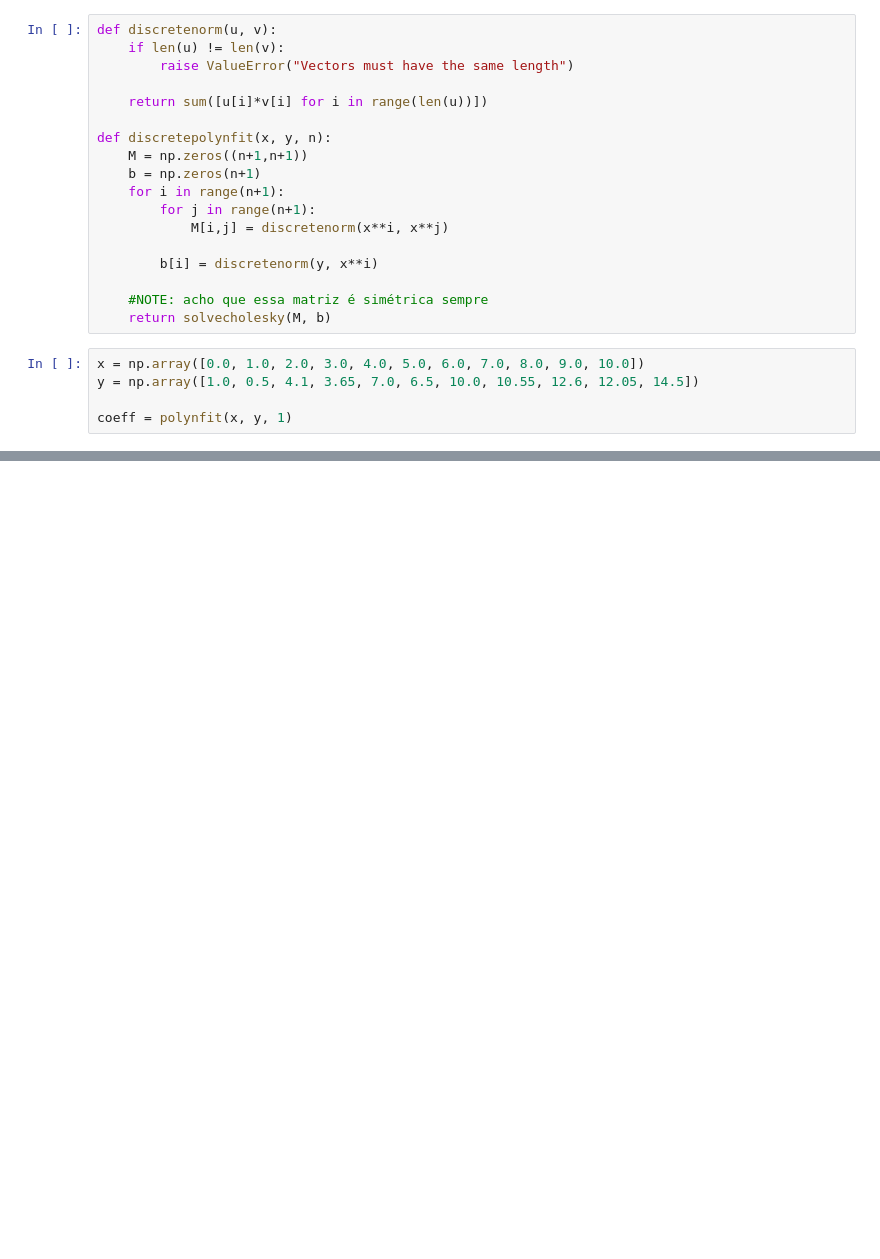
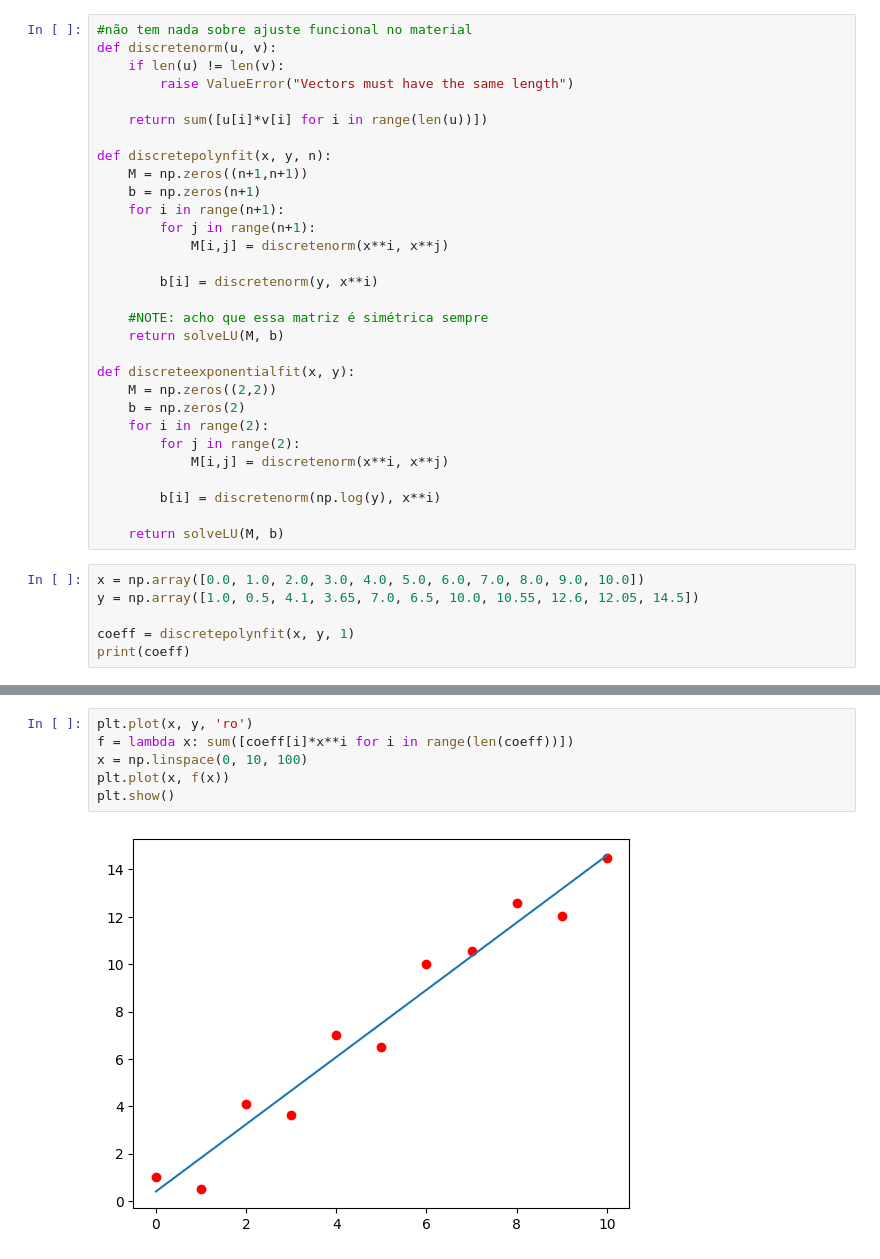
Before and after one commit to SunkPlane29/metodos_num, a Jupyter notebook: ajustefuncional.ipynb, the cells around one changed output, grey strips where cells are left out. Cells and saved outputs as stored; diff of their text form; blank space fills up the shorter version.

```diff
--- a/ajustefuncional.ipynb
+++ b/ajustefuncional.ipynb
@@ -133,4 +206,5 @@ def formatacaough(A):
 # %%
+#não tem nada sobre ajuste funcional no material
 def discretenorm(u, v):
     if len(u) != len(v):
         raise ValueError("Vectors must have the same length")
@@ -147,9 +221,21 @@ def discretepolynfit(x, y, n):
         b[i] = discretenorm(y, x**i)
 
     #NOTE: acho que essa matriz é simétrica sempre
-    return solvecholesky(M, b)
+    return solveLU(M, b)
+
+def discreteexponentialfit(x, y):
+    M = np.zeros((2,2))
+    b = np.zeros(2)
+    for i in range(2):
+        for j in range(2):
+            M[i,j] = discretenorm(x**i, x**j)
+
+        b[i] = discretenorm(np.log(y), x**i)
+
+    return solveLU(M, b)
 # %%
 x = np.array([0.0, 1.0, 2.0, 3.0, 4.0, 5.0, 6.0, 7.0, 8.0, 9.0, 10.0])
 y = np.array([1.0, 0.5, 4.1, 3.65, 7.0, 6.5, 10.0, 10.55, 12.6, 12.05, 14.5])
 
-coeff = polynfit(x, y, 1)
+coeff = discretepolynfit(x, y, 1)
+print(coeff)
@@ -155,0 +244,8 @@ coeff = polynfit(x, y, 1)
+# %%
+plt.plot(x, y, 'ro')
+f = lambda x: sum([coeff[i]*x**i for i in range(len(coeff))])
+x = np.linspace(0, 10, 100)
+plt.plot(x, f(x))
+plt.show()
+# %% [output]
+[figure, added]
```
Also changed, not shown: parts of 6 cells of this notebook, 3 other files.
